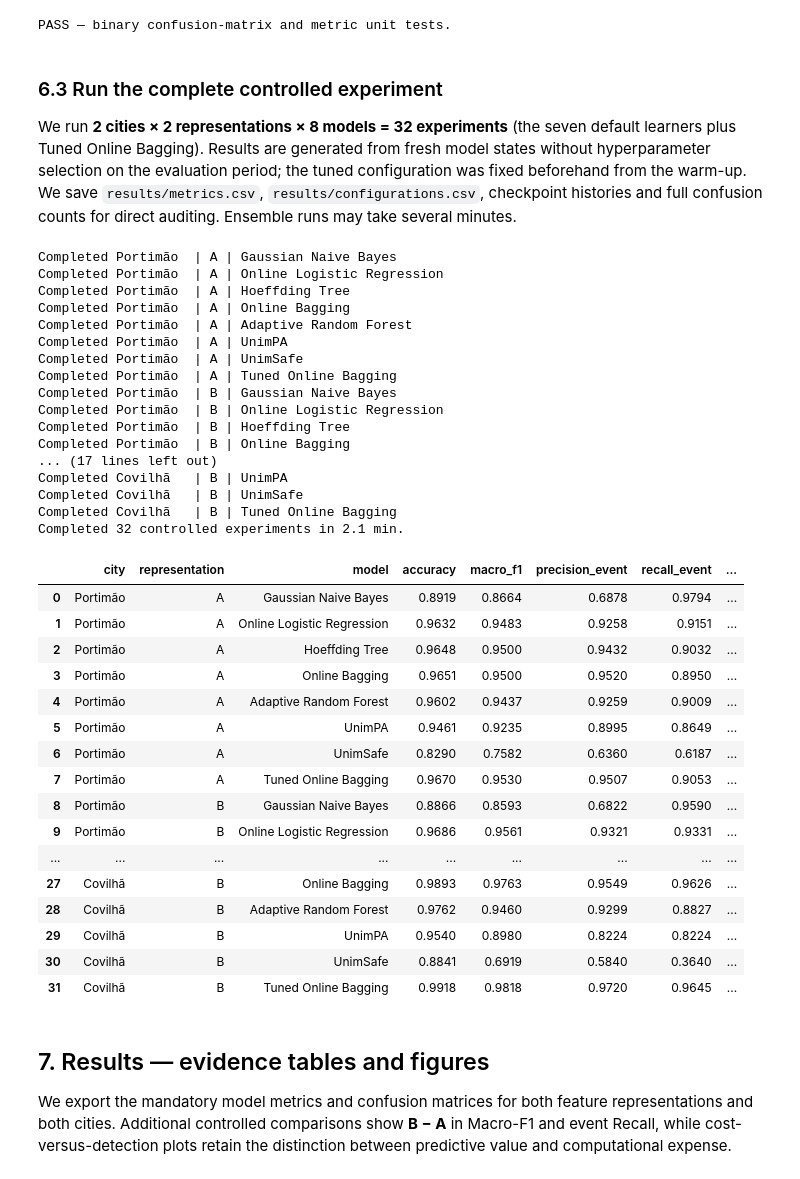
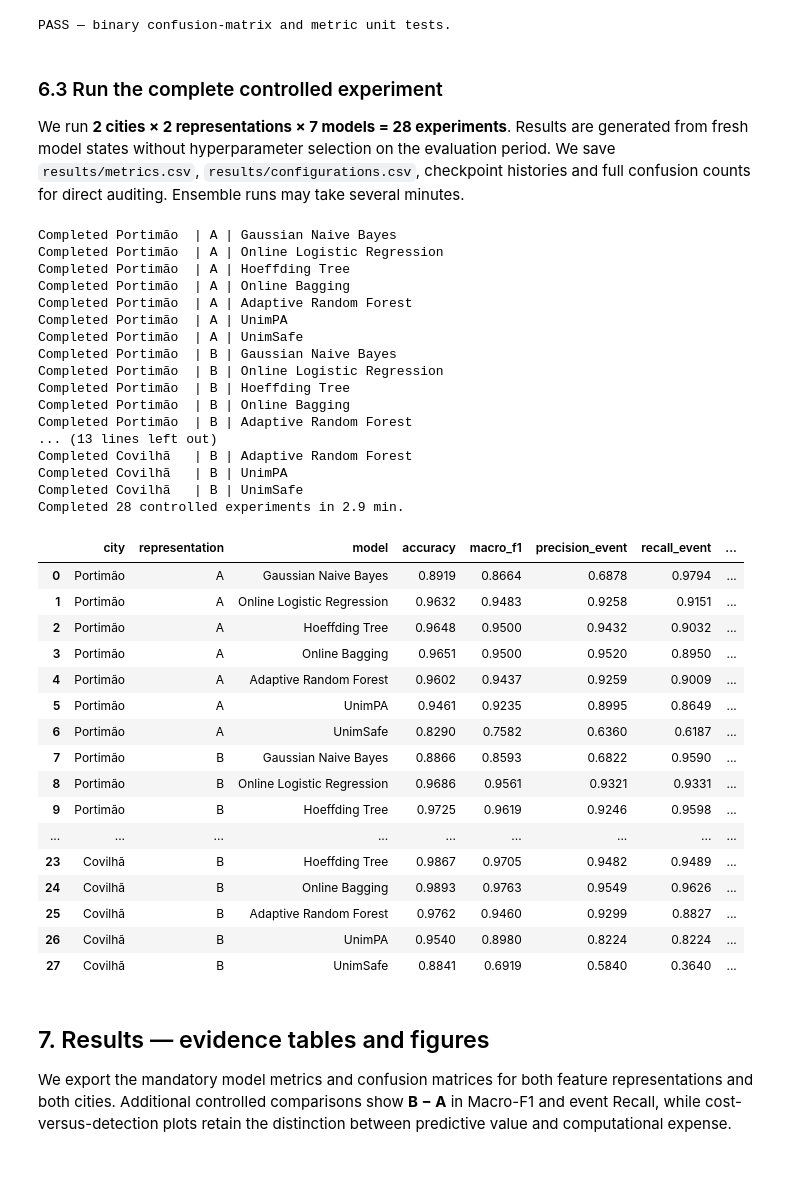
Before and after one commit to VikaMokhovikova/data_stream_mining_final, a Jupyter notebook: src/Final_Project_Heat_Stress.ipynb, the cells around one changed output. Drawn from its saved outputs; the diff is of its cells as text; code cells hidden in the pictures.

```diff
--- a/src/Final_Project_Heat_Stress.ipynb
+++ b/src/Final_Project_Heat_Stress.ipynb
@@ -810,19 +695,9 @@ class FuzzyStreamModel:
     def learn_one(self, x, y):
         self.learner.partial_fit(self.inputs(x), np.array([y]))
 
-# Selected on the 2016-2017 warm-up only by src/tune_hyperparameters.py
-# (results/tuning/best_parameters.json); one configuration per representation.
-TUNED_BAGGING = {
-    'A': {'n_models': 15, 'grace_period': 50, 'delta': 6.798389918397393e-07,
-          'tau': 0.2, 'leaf_prediction': 'nba', 'split_criterion': 'gini'},
-    'B': {'n_models': 20, 'grace_period': 10, 'delta': 7.056941046962843e-05,
-          'tau': 0.1, 'leaf_prediction': 'nba', 'split_criterion': 'info_gain'},
-}
-
 MODEL_NAMES = [
     'Gaussian Naive Bayes', 'Online Logistic Regression',
     'Hoeffding Tree', 'Online Bagging', 'Adaptive Random Forest', *FUZZY,
-    'Tuned Online Bagging',
 ]
 MODEL_PARAMETERS = {
     'Gaussian Naive Bayes': {'model': 'GaussianNB', 'settings': 'River defaults'},
@@ -837,12 +712,6 @@ MODEL_PARAMETERS = {
                                'tau': .1, 'leaf_prediction': 'mc', 'seed': RANDOM_SEED},
 }
 
-
-MODEL_PARAMETERS['Tuned Online Bagging'] = {
-    'model': 'BaggingClassifier', 'base_model': 'HoeffdingTreeClassifier',
-    'seed': RANDOM_SEED, 'selection': 'random search on 2016-2017 warm-up only',
-    'representation_A': TUNED_BAGGING['A'], 'representation_B': TUNED_BAGGING['B'],
-}
 
 for name, cls in FUZZY.items():
     MODEL_PARAMETERS[name] = {'model': cls.__name__, 'max_rules': 5, 'n_classes': 2,
@@ -866,11 +735,6 @@ def new_model(name, columns=REP_A):
     if name == 'Online Bagging':
         return ensemble.BaggingClassifier(model=make_tree(),
                                           n_models=ENSEMBLE_SIZE, seed=RANDOM_SEED)
-    if name == 'Tuned Online Bagging':
-        params = dict(TUNED_BAGGING['B' if list(columns) == REP_B else 'A'])
-        n_models = params.pop('n_models')
-        return ensemble.BaggingClassifier(model=tree.HoeffdingTreeClassifier(**params),
-                                          n_models=n_models, seed=RANDOM_SEED)
     if name == 'Adaptive Random Forest':
         return forest.ARFClassifier(n_models=ENSEMBLE_SIZE, max_features='sqrt',
                                     lambda_value=6, grace_period=50, delta=.001,
@@ -893,7 +757,7 @@ model_table = pd.DataFrame([
 ])
 
 display(model_table)
-print(f'All {len(MODEL_NAMES)} learners initialized; River', installed_version('river'))
+print('All seven learners initialized; River', installed_version('river'))
 # %% [output]
 |  | Model | Configuration |
 | 0 | Gaussian Naive Bayes | model=GaussianNB, settings=River ... |
@@ -1023,7 +886,7 @@ def replay(city, representation, model_name):
             rule_rows.append(row)
     elif model_name == 'Hoeffding Tree':
         unit, size = 'tree nodes', model.n_nodes
-    elif model_name in ('Online Bagging', 'Tuned Online Bagging', 'Adaptive Random Forest'):
+    elif model_name in ('Online Bagging', 'Adaptive Random Forest'):
         unit, size = 'active ensemble tree nodes', sum((member.n_nodes or 0) for member in model.models)
     elif model_name == 'Online Logistic Regression':
         unit, size = 'coefficients incl. intercept', len(model.weights) + 1
@@ -1035,7 +898,7 @@ def replay(city, representation, model_name):
 PASS — binary confusion-matrix and metric unit tests.
 # %% [markdown]
 ### 6.3 Run the complete controlled experiment
-We run **2 cities × 2 representations × 8 models = 32 experiments** (the seven default learners plus Tuned Online Bagging). Results are generated from fresh model states without hyperparameter selection on the evaluation period; the tuned configuration was fixed beforehand from the warm-up. We save `results/metrics.csv`, `results/configurations.csv`, checkpoint histories and full confusion counts for direct auditing. Ensemble runs may take several minutes.
+We run **2 cities × 2 representations × 7 models = 28 experiments**. Results are generated from fresh model states without hyperparameter selection on the evaluation period. We save `results/metrics.csv`, `results/configurations.csv`, checkpoint histories and full confusion counts for direct auditing. Ensemble runs may take several minutes.
 # %%
 rule_history, rule_rows, complexity_rows = [], [], []
 metrics_rows, checkpoint_rows, configuration_rows = [], [], []
@@ -1063,54 +926,53 @@ for city in CITIES:
 metrics = pd.DataFrame(metrics_rows)
 checkpoints = pd.DataFrame(checkpoint_rows)
 configurations = pd.DataFrame(configuration_rows)
-N_EXPERIMENTS = len(CITIES) * 2 * len(MODEL_NAMES)
-assert len(metrics) == N_EXPERIMENTS
+assert len(metrics) == 28
 assert metrics['n_evaluated'].eq(len(eval_times)).all()
 assert (metrics[['TN', 'FP', 'FN', 'TP']].sum(axis=1) == len(eval_times)).all()
 metrics.to_csv(RESULTS_DIR / 'metrics.csv', index=False)
 configurations.to_csv(RESULTS_DIR / 'configurations.csv', index=False)
 checkpoints.to_csv(RESULTS_DIR / 'checkpoints.csv', index=False)
 metrics[['city', 'representation', 'model', 'TN', 'FP', 'FN', 'TP']].to_csv(
     RESULTS_DIR / 'confusion_matrices.csv', index=False)
-print(f'Completed {N_EXPERIMENTS} controlled experiments in {(time.perf_counter()-experiment_start)/60:.1f} min.')
+print(f'Completed 28 controlled experiments in {(time.perf_counter()-experiment_start)/60:.1f} min.')
 display(metrics[['city', 'representation', 'model', 'accuracy', 'macro_f1',
                  'precision_event', 'recall_event', 'prediction_ms_per_event',
                  'update_ms_per_event']].round(4))
 # %% [output]
 Completed Portimão  | A | Gaussian Naive Bayes
 Completed Portimão  | A | Online Logistic Regression
 Completed Portimão  | A | Hoeffding Tree
 Completed Portimão  | A | Online Bagging
 Completed Portimão  | A | Adaptive Random Forest
 Completed Portimão  | A | UnimPA
 Completed Portimão  | A | UnimSafe
-Completed Portimão  | A | Tuned Online Bagging
 Completed Portimão  | B | Gaussian Naive Bayes
 Completed Portimão  | B | Online Logistic Regression
 Completed Portimão  | B | Hoeffding Tree
 Completed Portimão  | B | Online Bagging
-... (17 lines left out)
+Completed Portimão  | B | Adaptive Random Forest
+... (13 lines left out)
+Completed Covilhã   | B | Adaptive Random Forest
 Completed Covilhã   | B | UnimPA
 Completed Covilhã   | B | UnimSafe
-Completed Covilhã   | B | Tuned Online Bagging
-Completed 32 controlled experiments in 2.1 min.
+Completed 28 controlled experiments in 2.9 min.
 |  | city | representation | model | accuracy | macro_f1 | precision_event | recall_event | ... |
 | 0 | Portimão | A | Gaussian Naive Bayes | 0.8919 | 0.8664 | 0.6878 | 0.9794 | ... |
 | 1 | Portimão | A | Online Logistic Regression | 0.9632 | 0.9483 | 0.9258 | 0.9151 | ... |
 | 2 | Portimão | A | Hoeffding Tree | 0.9648 | 0.9500 | 0.9432 | 0.9032 | ... |
 | 3 | Portimão | A | Online Bagging | 0.9651 | 0.9500 | 0.9520 | 0.8950 | ... |
 | 4 | Portimão | A | Adaptive Random Forest | 0.9602 | 0.9437 | 0.9259 | 0.9009 | ... |
 | 5 | Portimão | A | UnimPA | 0.9461 | 0.9235 | 0.8995 | 0.8649 | ... |
 | 6 | Portimão | A | UnimSafe | 0.8290 | 0.7582 | 0.6360 | 0.6187 | ... |
-| 7 | Portimão | A | Tuned Online Bagging | 0.9670 | 0.9530 | 0.9507 | 0.9053 | ... |
-| 8 | Portimão | B | Gaussian Naive Bayes | 0.8866 | 0.8593 | 0.6822 | 0.9590 | ... |
-| 9 | Portimão | B | Online Logistic Regression | 0.9686 | 0.9561 | 0.9321 | 0.9331 | ... |
+| 7 | Portimão | B | Gaussian Naive Bayes | 0.8866 | 0.8593 | 0.6822 | 0.9590 | ... |
+| 8 | Portimão | B | Online Logistic Regression | 0.9686 | 0.9561 | 0.9321 | 0.9331 | ... |
+| 9 | Portimão | B | Hoeffding Tree | 0.9725 | 0.9619 | 0.9246 | 0.9598 | ... |
 | ... | ... | ... | ... | ... | ... | ... | ... | ... |
-| 27 | Covilhã | B | Online Bagging | 0.9893 | 0.9763 | 0.9549 | 0.9626 | ... |
-| 28 | Covilhã | B | Adaptive Random Forest | 0.9762 | 0.9460 | 0.9299 | 0.8827 | ... |
-| 29 | Covilhã | B | UnimPA | 0.9540 | 0.8980 | 0.8224 | 0.8224 | ... |
-| 30 | Covilhã | B | UnimSafe | 0.8841 | 0.6919 | 0.5840 | 0.3640 | ... |
-| 31 | Covilhã | B | Tuned Online Bagging | 0.9918 | 0.9818 | 0.9720 | 0.9645 | ... |
+| 23 | Covilhã | B | Hoeffding Tree | 0.9867 | 0.9705 | 0.9482 | 0.9489 | ... |
+| 24 | Covilhã | B | Online Bagging | 0.9893 | 0.9763 | 0.9549 | 0.9626 | ... |
+| 25 | Covilhã | B | Adaptive Random Forest | 0.9762 | 0.9460 | 0.9299 | 0.8827 | ... |
+| 26 | Covilhã | B | UnimPA | 0.9540 | 0.8980 | 0.8224 | 0.8224 | ... |
+| 27 | Covilhã | B | UnimSafe | 0.8841 | 0.6919 | 0.5840 | 0.3640 | ... |
 # %% [markdown]
 ## 7. Results — evidence tables and figures
 We export the mandatory model metrics and confusion matrices for both feature representations and both cities. Additional controlled comparisons show **B − A** in Macro-F1 and event Recall, while cost-versus-detection plots retain the distinction between predictive value and computational expense.
```
Also changed, not shown: parts of 9 cells of this notebook, 12 other files.
